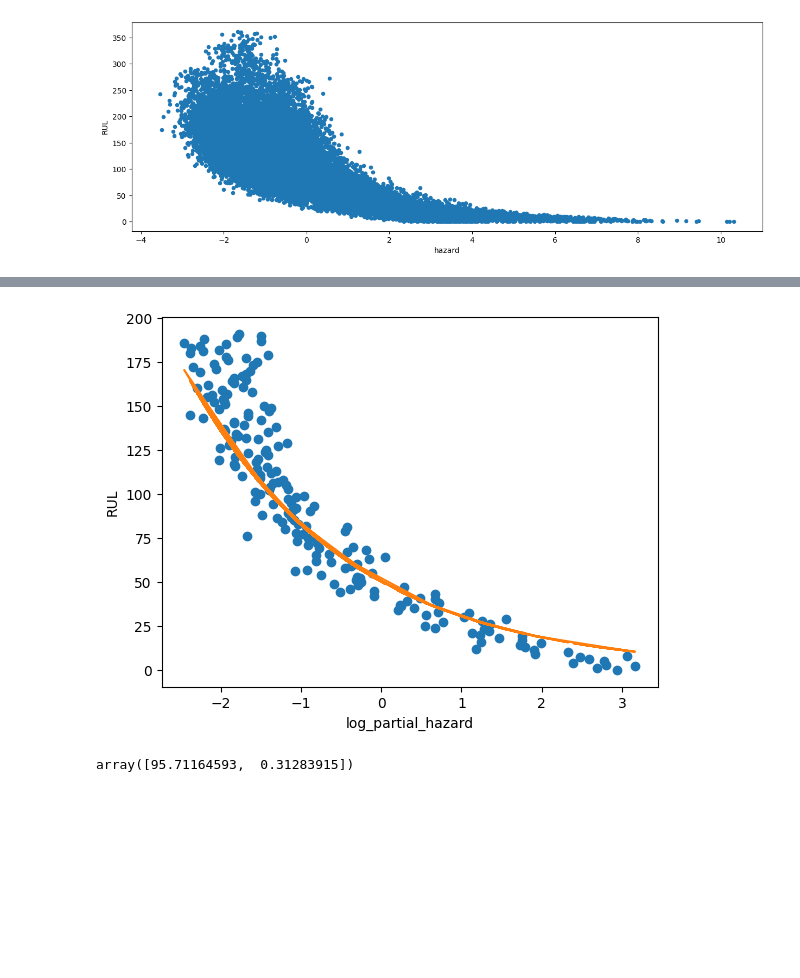
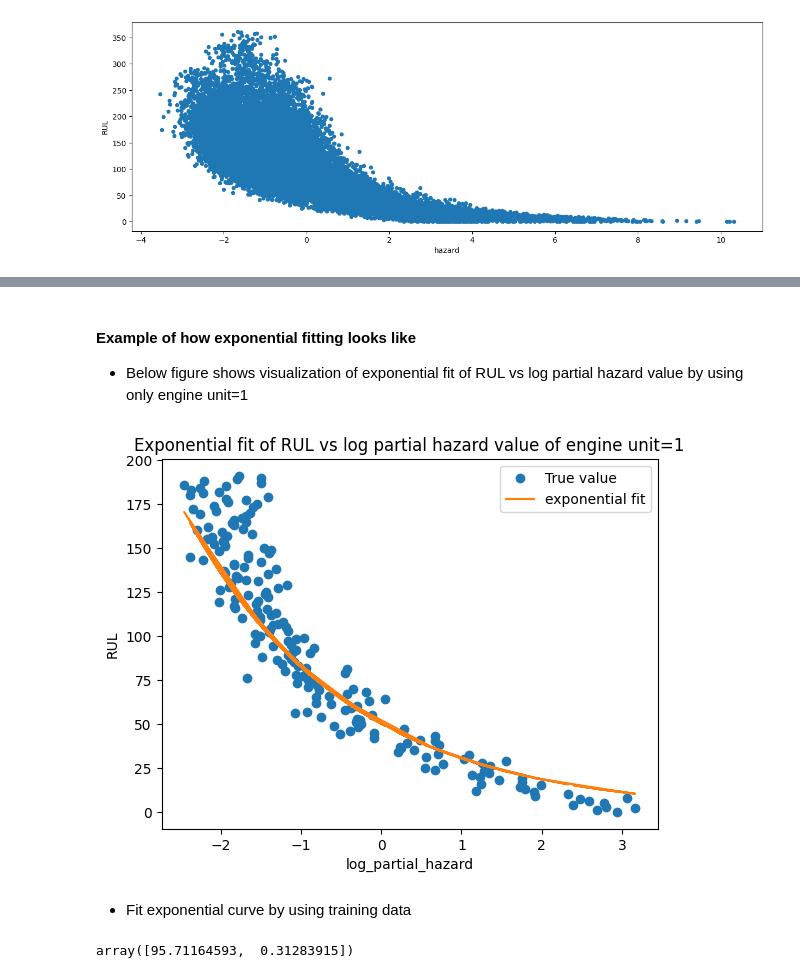
Before and after one commit to PeterPPT/Machine-Learning-Projects, a Jupyter notebook: Cox_regression_Remaining_Useful_Lifetime_prediction.ipynb, the cells around one changed output, grey strips where cells are left out. Cells and saved outputs as stored; diff of their text form; code cells hidden in the pictures; blank space fills up the shorter version.

```diff
--- a/Cox_regression_Remaining_Useful_Lifetime_prediction.ipynb
+++ b/Cox_regression_Remaining_Useful_Lifetime_prediction.ipynb
@@ -379,8 +386,11 @@ plt.show()
 # %% [output]
 [figure]
 # %%
-df_hazard = xtrain.copy()
-df_hazard['hazard'] = cph.predict_log_partial_hazard(df_hazard)
+df_train_hazard = xtrain.copy()
+df_train_hazard['hazard'] = cph.predict_log_partial_hazard(df_train_hazard)
+
+df_test_hazard = xtest.copy()
+df_test_hazard['hazard'] = cph.predict_log_partial_hazard(df_test_hazard)
 df_hazard.head()
 # %% [output]
 |  | unit_number | setting_1 | setting_2 | setting_3 | time_cycles | sensor_3 | sensor_4 | sensor_7 | sensor_8 | ... |
@@ -402,16 +423,23 @@ from scipy.optimize import curve_fit
 
 def exponential_model(z, a, b):
     return a * np.exp(-b * z)
+# %% [markdown]
+#### Example of how exponential fitting looks like
+* Below figure shows visualization of exponential fit of RUL vs log partial hazard value by using only engine unit=1
 # %%
 # check specific unit_nr
-y_hat = exponential_model(df_hazard.loc[df_hazard['unit_number']==1, 'hazard'], 50, 0.5)
+y_hat = exponential_model(df_train_hazard.loc[df_train_hazard['unit_number']==1, 'hazard'], 50, 0.5)
 
-plt.plot(df_hazard.loc[df_hazard['unit_number']==1, 'hazard'], df_hazard.loc[df_hazard['unit_number']==1, 'RUL'], 'o',
-        df_hazard.loc[df_hazard['unit_number']==1, 'hazard'], y_hat)
+plt.plot(df_train_hazard.loc[df_train_hazard['unit_number']==1, 'hazard'], df_train_hazard.loc[df_train_hazard['unit_number']==1, 'RUL'], 'o',
+        df_train_hazard.loc[df_train_hazard['unit_number']==1, 'hazard'], y_hat)
 plt.xlabel("log_partial_hazard")
 plt.ylabel("RUL")
+plt.title('Exponential fit of RUL vs log partial hazard value of engine unit=1')
+plt.legend(['True value', 'exponential fit'])
 plt.show()
 plt.close()
 # %% [output]
-[figure, old version]
+[figure, new version]
+# %% [markdown]
+* Fit exponential curve by using training data
 # %%
```
Also changed, not shown: parts of 19 cells of this notebook.
